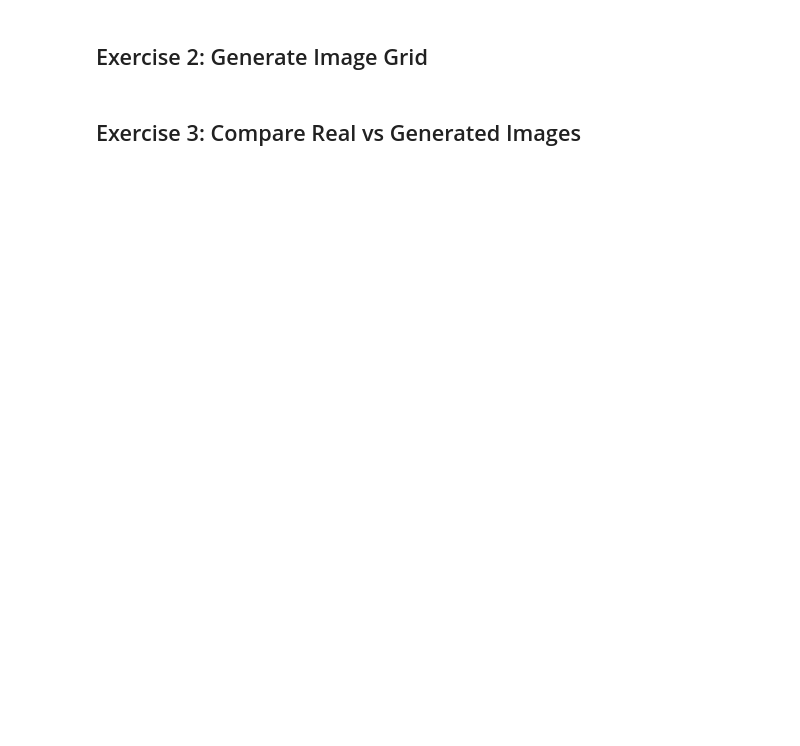
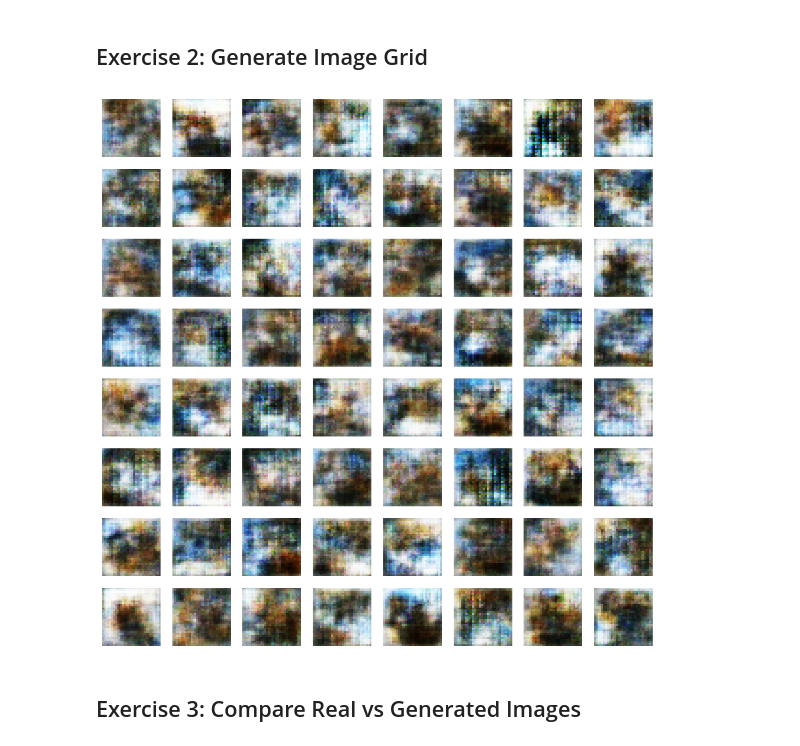
Before and after one commit to GFiaMon/lab-image-generation-gans, a Jupyter notebook: lab-image-generation-gans.ipynb, the cells around one changed output. Cells and saved outputs as stored; diff of their text form; code cells hidden in the pictures; blank space fills up the shorter version.

```diff
--- a/lab-image-generation-gans.ipynb
+++ b/lab-image-generation-gans.ipynb
@@ -58,0 +173,6 @@ discriminator_optimizer = # Your-Code-Here
+# %%
+# Define optimizers
+### YOUR CODE HERE
+generator_optimizer = tf.keras.optimizers.legacy.Adam(learning_rate=0.0002, beta_1=0.5)
+discriminator_optimizer = tf.keras.optimizers.legacy.Adam(learning_rate=0.0002, beta_1=0.5)
+###
@@ -69,2 +364,25 @@ grid_size = 8  # For 8x8 grid of images
+# %%
+grid_size = 8  # 8x8 grid → 64 images
+num_images = grid_size * grid_size
+
+# Generate random latent vectors
+noise = tf.random.normal([num_images, latent_dim])
+
+# Generate images from the generator
+generated_images = cnn_generator(noise, training=False)
+
+# Plot images in a grid
+fig, axs = plt.subplots(grid_size, grid_size, figsize=(12, 12))
+count = 0
+for i in range(grid_size):
+    for j in range(grid_size):
+        # Convert from [-1,1] to [0,1]
+        img = (generated_images[count] + 1) / 2.0
+        axs[i, j].imshow(img)
+        axs[i, j].axis('off')
+        count += 1
+plt.show()
+# %% [output]
+[figure, added]
 # %% [markdown]
 ## Exercise 3: Compare Real vs Generated Images
```
Also changed, not shown: parts of 36 cells of this notebook.
